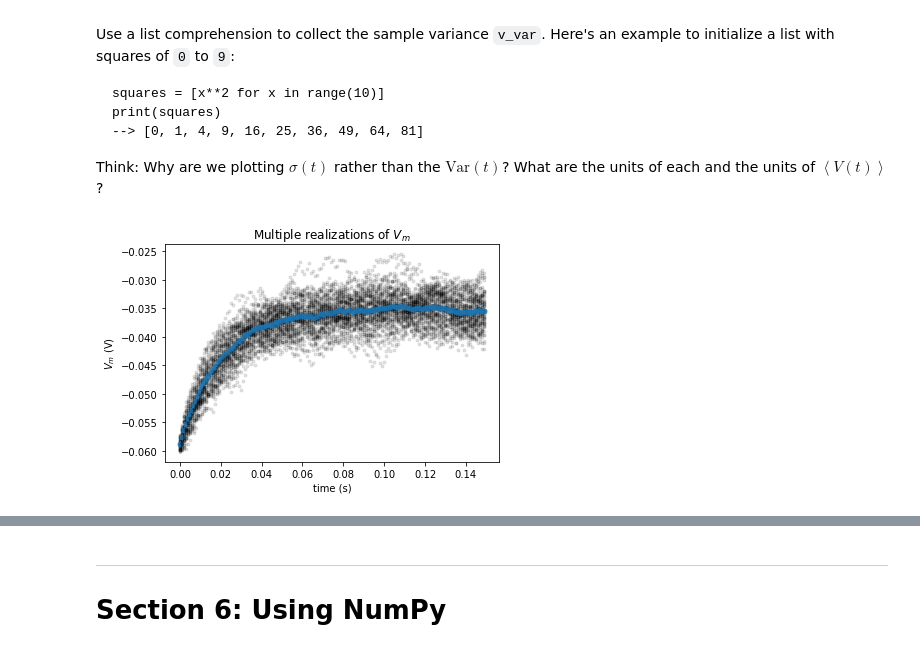
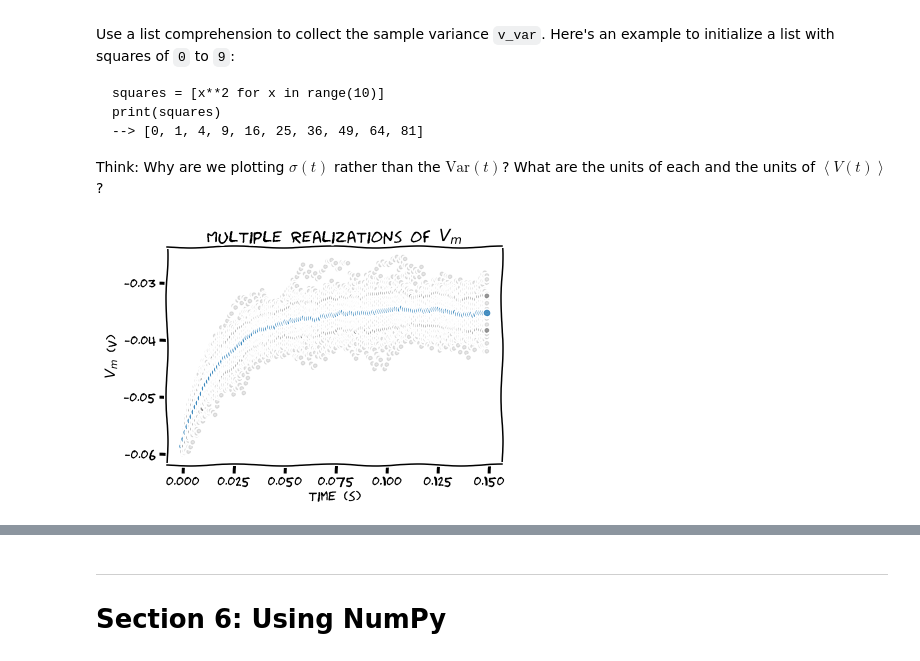
Before and after one commit to SuhaasAdiraju/NeuromatchAcademy2021_Workthrough_SA, a Jupyter notebook: tutorials/W0D1_PythonWorkshop1/student/W0D1_Tutorial1.ipynb, the cells around one changed output, grey strips where cells are left out. Saved outputs shown, nothing was run; the diff lists cells and outputs as text; code cells hidden in the pictures.

```diff
--- a/tutorials/W0D1_PythonWorkshop1/student/W0D1_Tutorial1.ipynb
+++ b/tutorials/W0D1_PythonWorkshop1/student/W0D1_Tutorial1.ipynb
@@ -869,56 +869,58 @@ n = 50
 # Intiatialize the list v_n with 50 values of membrane leak potential el
 v_n = [el] * n
 
-# Initialize the figure
-plt.figure()
-plt.title('Multiple realizations of $V_m$')
-plt.xlabel('time (s)')
-plt.ylabel('$V_m$ (V)')
+with plt.xkcd():
+  # Initialize the figure
+  plt.figure()
+  plt.title('Multiple realizations of $V_m$')
+  plt.xlabel('time (s)')
+  plt.ylabel('$V_m$ (V)')
 
-# Loop for step_end steps
-for step in range(step_end):
+  # Loop for step_end steps
+  for step in range(step_end):
 
     # Compute value of t
     t = step * dt
 
     # Loop for n simulations
     for j in range(0, n):
 
-        # Compute value of i at this time step
-        i = i_mean * (1 + 0.1 * (t_max/dt)**(0.5) * (2* np.random.random() - 1))
+      # Compute value of i at this time step
+      i = i_mean * (1 + 0.1 * (t_max/dt)**(0.5) * (2* np.random.random() - 1))
 
-        # Compute value of v for this simulation
-        v_n[j] = v_n[j] + (dt / tau) * (el - v_n[j] + r*i)
+      # Compute value of v for this simulation
+      v_n[j] = v_n[j] + (dt / tau) * (el - v_n[j] + r*i)
 
     # Compute sample mean
     v_mean = sum(v_n) / n
 
     # Initialize a list `v_var_n` with the contribution of each V_n(t) to
     # Var(t) with a list comprehension over values of v_n
-    v_var_n = [(v-v_mean)**2 for v in (v_n)]
+    v_var_n = [(v - v_mean)**2 for v in v_n]
 
     # Compute sample variance v_var by summing the values of v_var_n with sum and dividing by n-1
-    v_var = sum(v_var_n)/n-1
+    v_var = sum(v_var_n) / (n - 1)
 
     # Compute the standard deviation v_std with the function np.sqrt
     v_std = np.sqrt(v_var)
 
     # Plot simulations
     plt.plot(n*[t], v_n, 'k.', alpha=0.1)
 
     # Plot sample mean using alpha=0.8 and'C0.' for blue
     plt.plot(t, v_mean, 'C0.', alpha=0.8, markersize=10)
 
     # Plot mean + standard deviation with alpha=0.8 and argument 'C7'
-    plt.plot(t,v_mean+v_std,'C7',alpha= .8)
+    plt.plot(t, v_mean + v_std, 'C7.', alpha=0.8)
 
     # Plot mean - standard deviation with alpha=0.8 and argument 'C7'
-    plt.plot(t,v_mean-v_std,'C7',alpha=.8)
+    plt.plot(t, v_mean - v_std, 'C7.', alpha=0.8)
 
-# Display plot
-plt.show()
+
+  # Display plot
+  plt.show()
 # %% [output]
-[figure, old version]
+[figure, new version]
 # %% [markdown]
 [*Click for solution*](https://github.com/NeuromatchAcademy/precourse/tree/main//tutorials/W0D1_PythonWorkshop1/solutions/W0D1_Tutorial1_Solution_ac94ed17.py)
 
```
